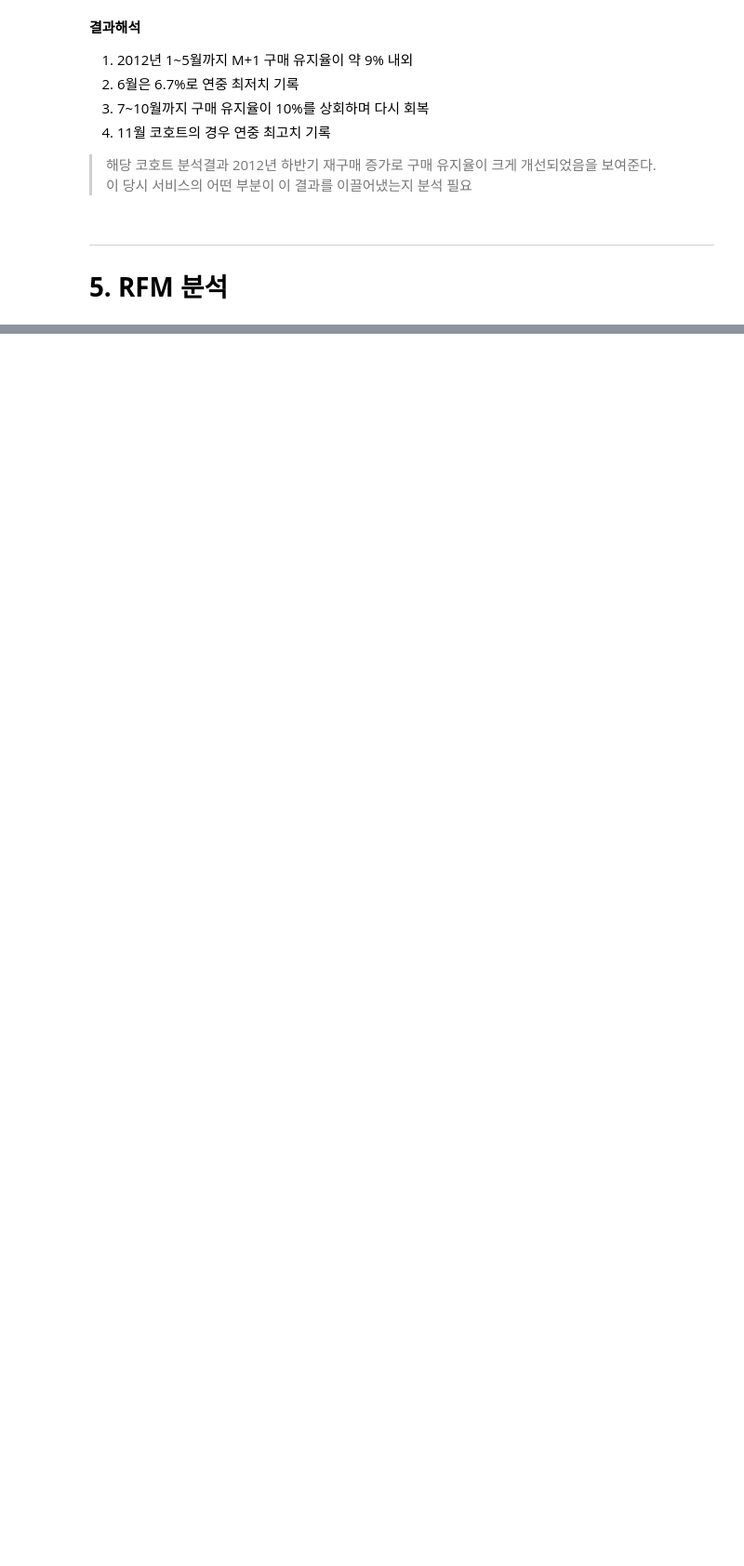
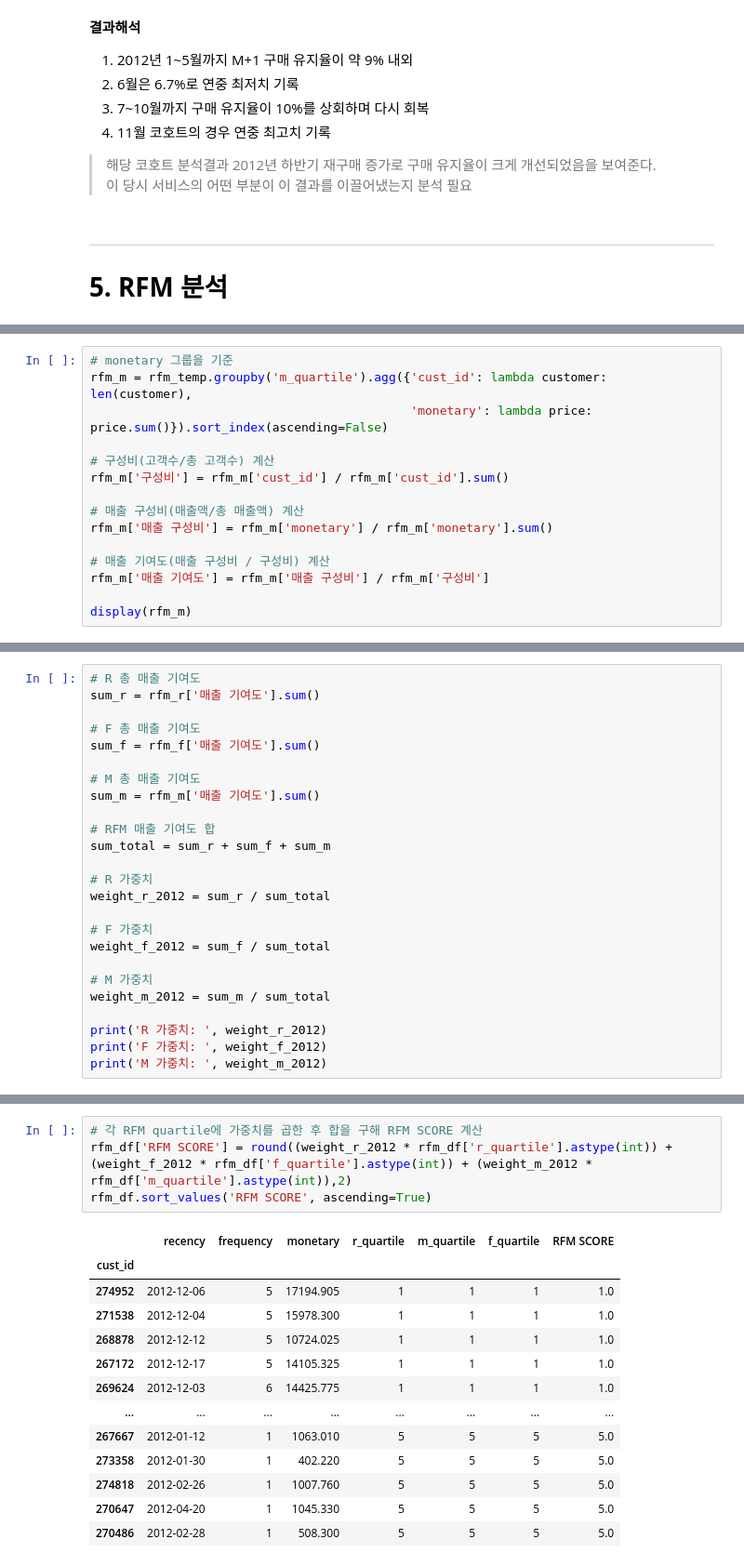
Before and after one commit to sunnyl94/Data-Analysis-Folder, a Jupyter notebook: Retail_Case_Study.ipynb, the cells around one changed output, grey strips where cells are left out. Shown: that part at 93% size. Drawn from its saved outputs; the diff is of its cells as text; blank space fills up the shorter version.

```diff
--- a/Retail_Case_Study.ipynb
+++ b/Retail_Case_Study.ipynb
@@ -1169,0 +1290,15 @@ plt.show()
+# %%
+# monetary 그룹을 기준
+rfm_m = rfm_temp.groupby('m_quartile').agg({'cust_id': lambda customer: len(customer),
+                                            'monetary': lambda price: price.sum()}).sort_index(ascending=False)
+
+# 구성비(고객수/총 고객수) 계산
+rfm_m['구성비'] = rfm_m['cust_id'] / rfm_m['cust_id'].sum()
+
+# 매출 구성비(매출액/총 매출액) 계산
+rfm_m['매출 구성비'] = rfm_m['monetary'] / rfm_m['monetary'].sum()
+
+# 매출 기여도(매출 구성비 / 구성비) 계산
+rfm_m['매출 기여도'] = rfm_m['매출 구성비'] / rfm_m['구성비']
+
+display(rfm_m)
@@ -1169,0 +1313,25 @@ plt.show()
+# %%
+# R 총 매출 기여도
+sum_r = rfm_r['매출 기여도'].sum()
+
+# F 총 매출 기여도
+sum_f = rfm_f['매출 기여도'].sum()
+
+# M 총 매출 기여도
+sum_m = rfm_m['매출 기여도'].sum()
+
+# RFM 매출 기여도 합
+sum_total = sum_r + sum_f + sum_m
+
+# R 가중치
+weight_r_2012 = sum_r / sum_total
+
+# F 가중치
+weight_f_2012 = sum_f / sum_total
+
+# M 가중치
+weight_m_2012 = sum_m / sum_total
+
+print('R 가중치: ', weight_r_2012)
+print('F 가중치: ', weight_f_2012)
+print('M 가중치: ', weight_m_2012)
@@ -1169,0 +1342,18 @@ plt.show()
+# %%
+# 각 RFM quartile에 가중치를 곱한 후 합을 구해 RFM SCORE 계산
+rfm_df['RFM SCORE'] = round((weight_r_2012 * rfm_df['r_quartile'].astype(int)) + (weight_f_2012 * rfm_df['f_quartile'].astype(int)) + (weight_m_2012 * rfm_df['m_quartile'].astype(int)),2)
+rfm_df.sort_values('RFM SCORE', ascending=True)
+# %% [output]
+|  | recency | frequency | monetary | r_quartile | m_quartile | f_quartile | RFM SCORE |
+| cust_id |  |  |  |  |  |  |  |
+| 274952 | 2012-12-06 | 5 | 17194.905 | 1 | 1 | 1 | 1.0 |
+| 271538 | 2012-12-04 | 5 | 15978.300 | 1 | 1 | 1 | 1.0 |
+| 268878 | 2012-12-12 | 5 | 10724.025 | 1 | 1 | 1 | 1.0 |
+| 267172 | 2012-12-17 | 5 | 14105.325 | 1 | 1 | 1 | 1.0 |
+| 269624 | 2012-12-03 | 6 | 14425.775 | 1 | 1 | 1 | 1.0 |
+| ... | ... | ... | ... | ... | ... | ... | ... |
+| 267667 | 2012-01-12 | 1 | 1063.010 | 5 | 5 | 5 | 5.0 |
+| 273358 | 2012-01-30 | 1 | 402.220 | 5 | 5 | 5 | 5.0 |
+| 274818 | 2012-02-26 | 1 | 1007.760 | 5 | 5 | 5 | 5.0 |
+| 270647 | 2012-04-20 | 1 | 1045.330 | 5 | 5 | 5 | 5.0 |
+| 270486 | 2012-02-28 | 1 | 508.300 | 5 | 5 | 5 | 5.0 |
```
Also changed, not shown: parts of 19 cells of this notebook.
